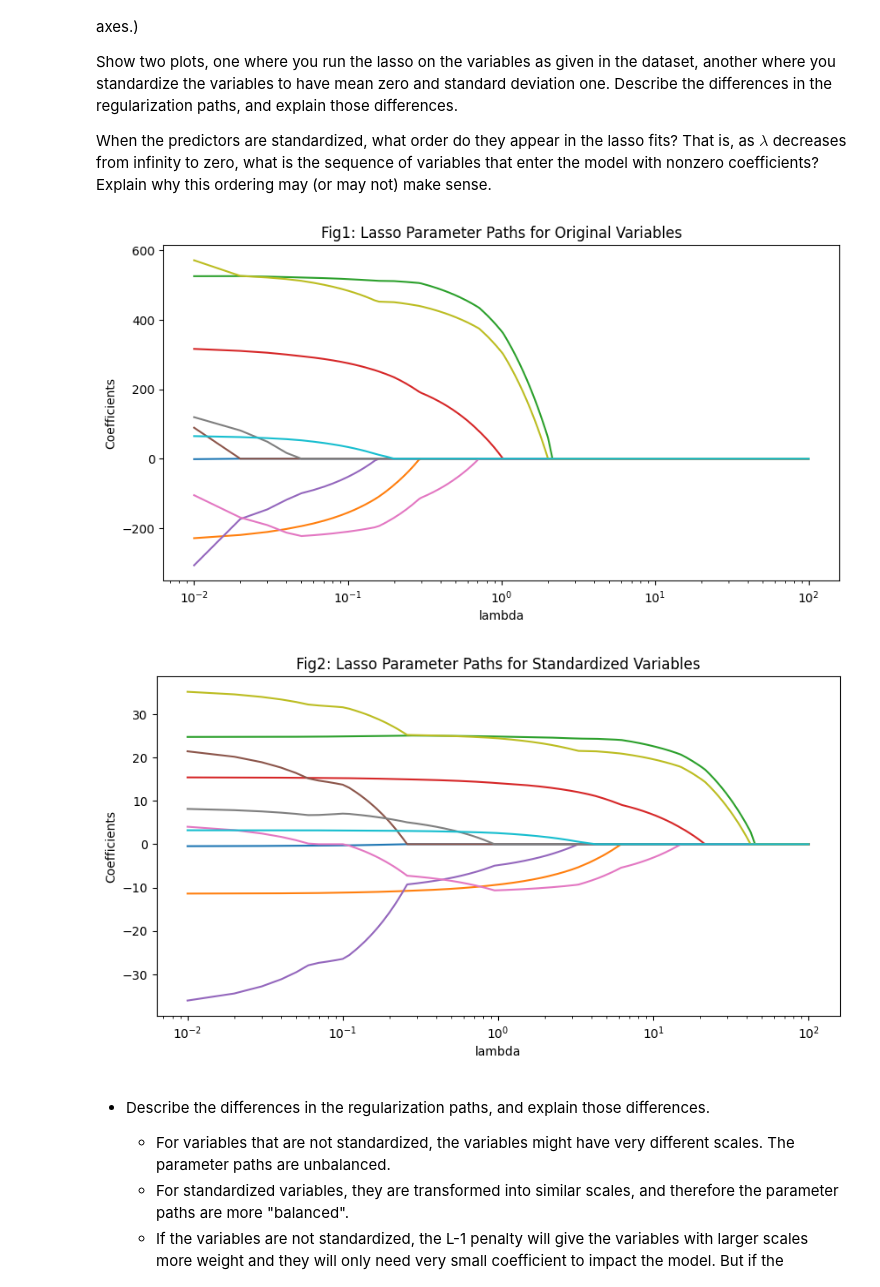
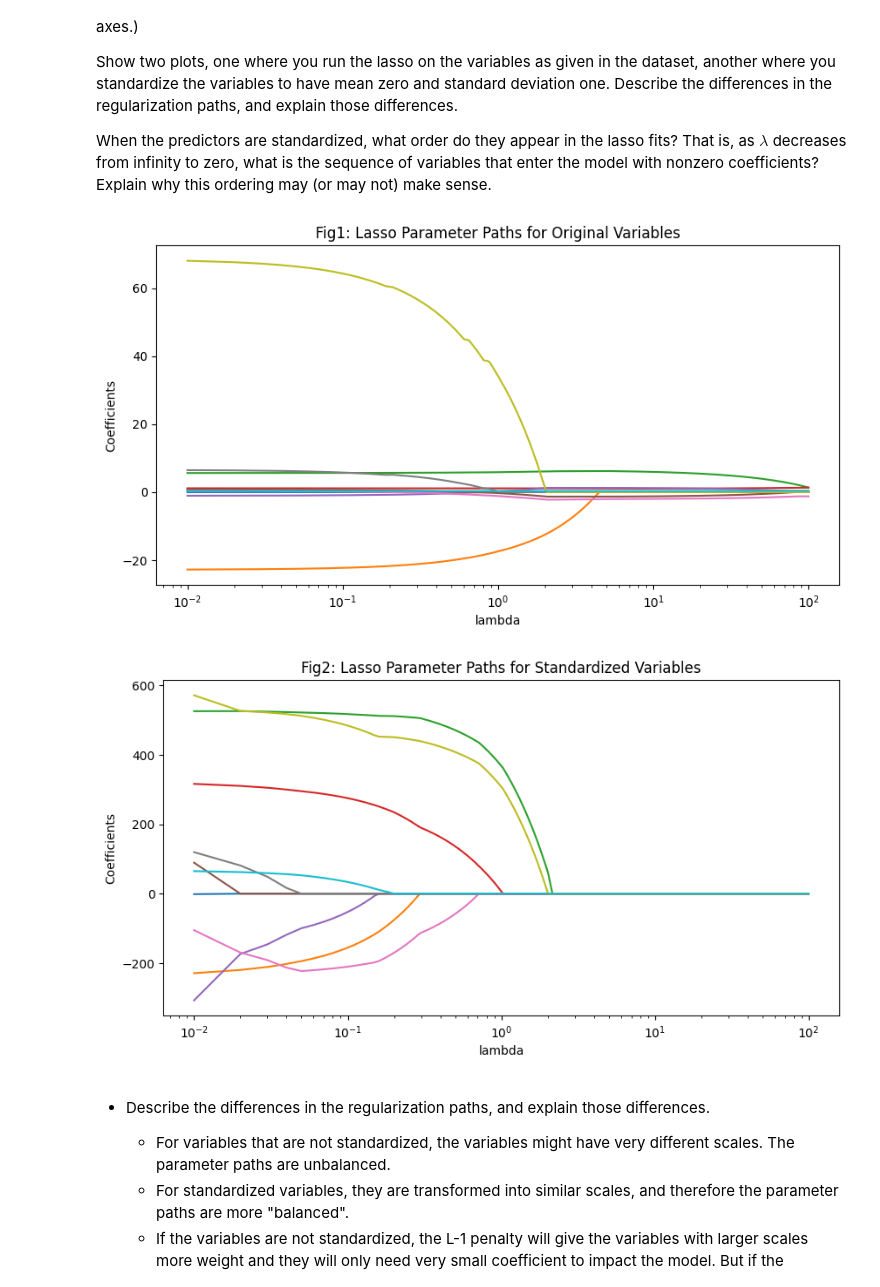
Before and after one commit to GITANO1031/6650, a Jupyter notebook: assignments/assn1/assn1.ipynb, the cells around one changed output. Cells and saved outputs as stored; diff of their text form; code cells hidden in the pictures.

```diff
--- a/assignments/assn1/assn1.ipynb
+++ b/assignments/assn1/assn1.ipynb
@@ -56,0 +49,12 @@ Number of columns: 10
+# %%
+# Insert this code just above problem 1.1
+X, y = load_diabetes(return_X_y=True)
+n, p = X.shape
+print("Number of rows: {}".format(n))
+print("Number of columns: {}".format(p))
+# Note that X, y = load_diabetes(return_X_y=True) has already been standardized.
+# You can explore the raw data with the following code:
+X_raw, y_raw = load_diabetes(return_X_y=True, scaled=False)
+print(np.allclose(y, y_raw))
+print(np.allclose(X/np.std(X,axis=0), (X_raw - np.mean(X_raw, axis=0)) / np.std(X_raw, axis=0)))
+# The above two print statements should both return True.
@@ -63,45 +72,43 @@ Show two plots, one where you run the lasso on the variables as given in the dat
 
 When the predictors are standardized, what order do they appear in the lasso fits? That is, as $\lambda$ decreases from infinity to zero, what is the sequence of variables that enter the model with nonzero coefficients? Explain why this ordering may (or may not) make sense.
 # %%
-# your code and markdown here
-# your code and markdown here
-standard_X = (X - np.mean(X, axis=0)) / np.std(X, axis=0)
-standard_y = y - np.mean(y)
-
 alphas = np.linspace(0.01, 100, 10000)
-lasso = Lasso()
 coefs = []
 standard_coefs = []
 
 for a in alphas:
+    lasso = Lasso()
     lasso.set_params(alpha=a)
-    lasso.fit(X, y)
+    lasso.fit(X_raw, y_raw)
     coefs.append(lasso.coef_)
-    lasso.fit(standard_X, standard_y)
-    standard_coefs.append(lasso.coef_)
+
+    standard_lasso = Lasso()
+    standard_lasso.set_params(alpha=a)
+    standard_lasso.fit(X, y)
+    standard_coefs.append(standard_lasso.coef_)
 
 plt.figure(figsize=(10, 5))
 ax = plt.gca()
 ax.plot(alphas, coefs)
 ax.set_xscale('log')
 plt.axis('tight')
 plt.xlabel('lambda')
 plt.ylabel('Coefficients')
 plt.title('Fig1: Lasso Parameter Paths for Original Variables')
 plt.show()
 
 plt.figure(figsize=(10, 5))
 ax = plt.gca()
 ax.plot(alphas, standard_coefs)
 ax.set_xscale('log')
 plt.axis('tight')
 plt.xlabel('lambda')
 plt.ylabel('Coefficients')
 plt.title('Fig2: Lasso Parameter Paths for Standardized Variables')
 plt.show()
 # %% [output]
-[figure, old version]
+[figure, new version]
-[figure, old version]
+[figure, new version]
 # %% [markdown]
 - Describe the differences in the regularization paths, and explain those differences.
   - For variables that are not standardized, the variables might have very different scales. The parameter paths are unbalanced.
```
Also changed, not shown: parts of 6 cells of this notebook.
